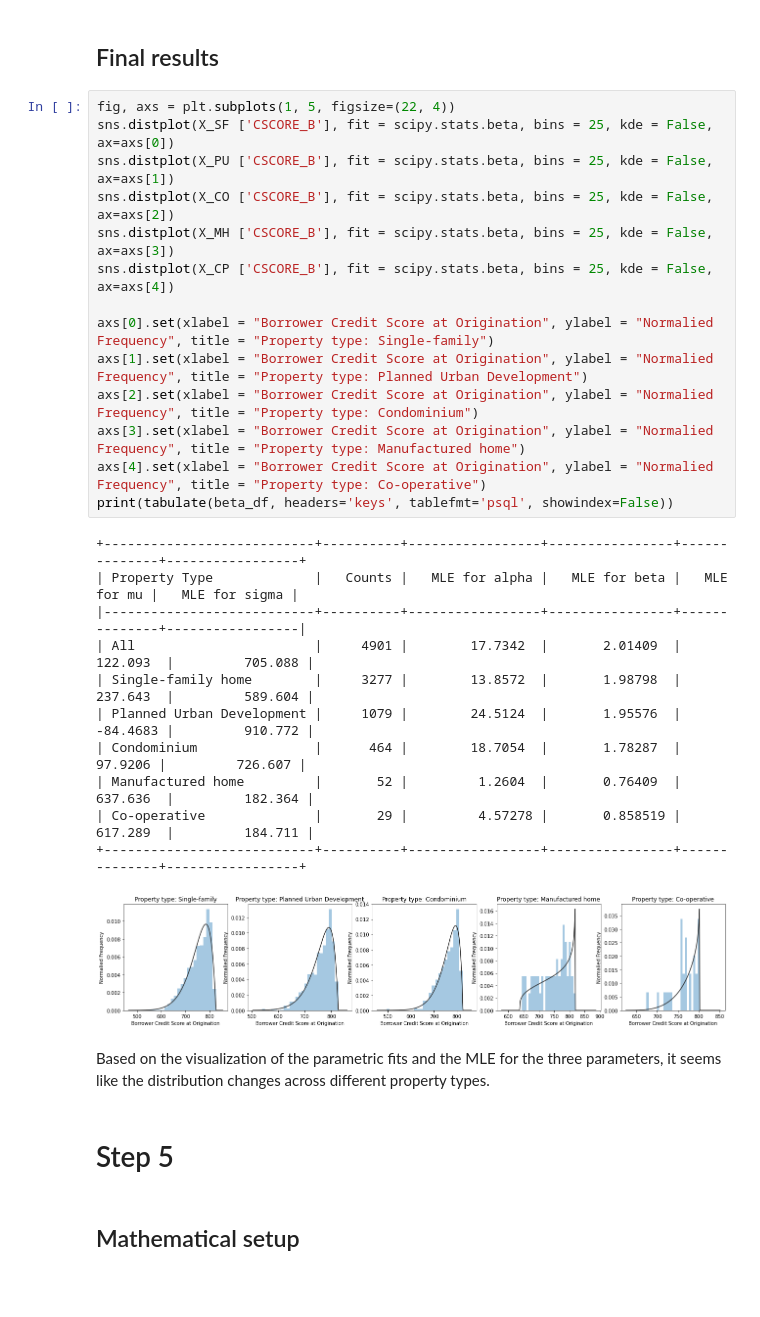
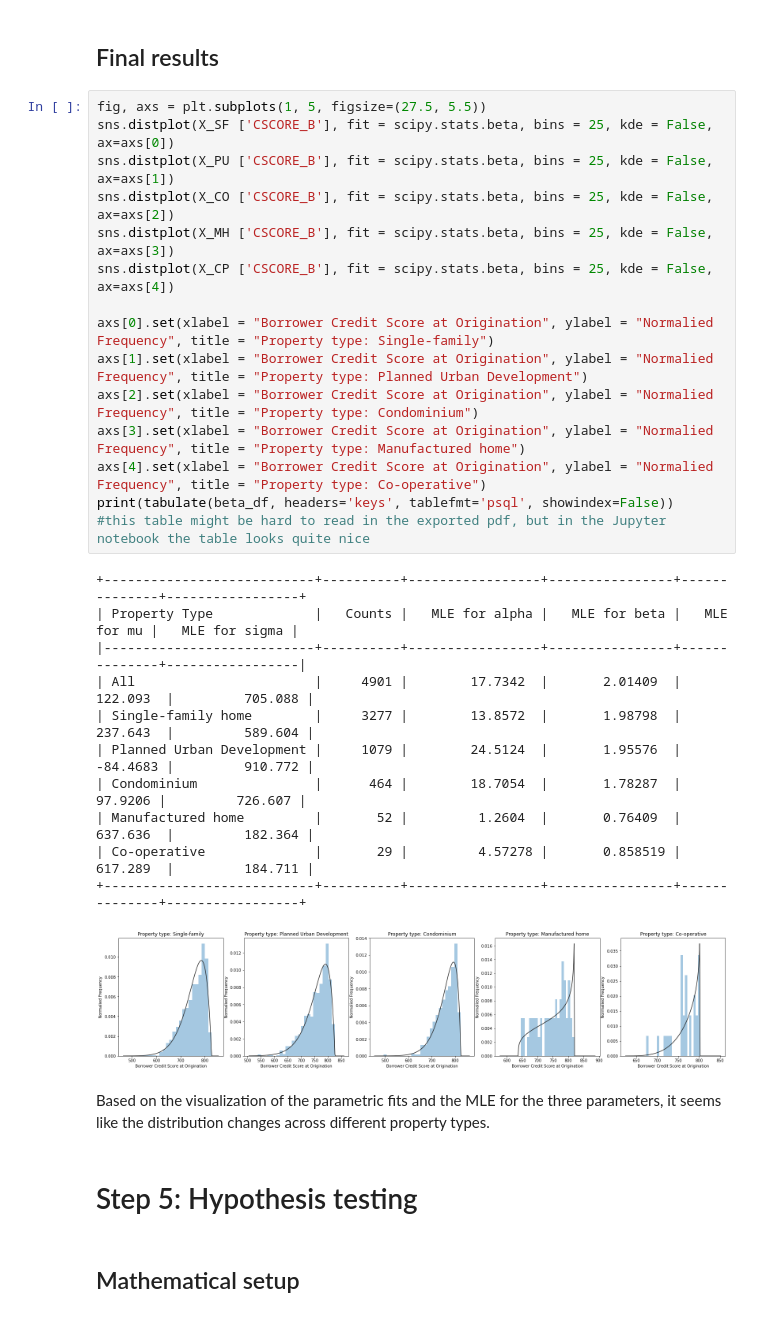
Before and after one commit to BohangWei/FDS-Final-Project, a Jupyter notebook: FinalProjectFall2021.ipynb, the cells around one changed output. Cells and saved outputs as stored; diff of their text form; blank space fills up the shorter version.

Commit message:
exported pdf and fixed some exporting issues

```diff
--- a/FinalProjectFall2021.ipynb
+++ b/FinalProjectFall2021.ipynb
@@ -791,35 +794,36 @@ beta_df = pd.DataFrame(beta_results)
 # %% [markdown]
 ## Final results
 # %%
-fig, axs = plt.subplots(1, 5, figsize=(22, 4))
+fig, axs = plt.subplots(1, 5, figsize=(27.5, 5.5))
 sns.distplot(X_SF ['CSCORE_B'], fit = scipy.stats.beta, bins = 25, kde = False, ax=axs[0])
 sns.distplot(X_PU ['CSCORE_B'], fit = scipy.stats.beta, bins = 25, kde = False, ax=axs[1])
 sns.distplot(X_CO ['CSCORE_B'], fit = scipy.stats.beta, bins = 25, kde = False, ax=axs[2])
 sns.distplot(X_MH ['CSCORE_B'], fit = scipy.stats.beta, bins = 25, kde = False, ax=axs[3])
 sns.distplot(X_CP ['CSCORE_B'], fit = scipy.stats.beta, bins = 25, kde = False, ax=axs[4])
 
 axs[0].set(xlabel = "Borrower Credit Score at Origination", ylabel = "Normalied Frequency", title = "Property type: Single-family")
 axs[1].set(xlabel = "Borrower Credit Score at Origination", ylabel = "Normalied Frequency", title = "Property type: Planned Urban Development")
 axs[2].set(xlabel = "Borrower Credit Score at Origination", ylabel = "Normalied Frequency", title = "Property type: Condominium")
 axs[3].set(xlabel = "Borrower Credit Score at Origination", ylabel = "Normalied Frequency", title = "Property type: Manufactured home")
 axs[4].set(xlabel = "Borrower Credit Score at Origination", ylabel = "Normalied Frequency", title = "Property type: Co-operative")
 print(tabulate(beta_df, headers='keys', tablefmt='psql', showindex=False))
+#this table might be hard to read in the exported pdf, but in the Jupyter notebook the table looks quite nice
 # %% [output]
 +---------------------------+----------+-----------------+----------------+--------------+-----------------+
 | Property Type             |   Counts |   MLE for alpha |   MLE for beta |   MLE for mu |   MLE for sigma |
 |---------------------------+----------+-----------------+----------------+--------------+-----------------|
 | All                       |     4901 |        17.7342  |       2.01409  |     122.093  |         705.088 |
 | Single-family home        |     3277 |        13.8572  |       1.98798  |     237.643  |         589.604 |
 | Planned Urban Development |     1079 |        24.5124  |       1.95576  |     -84.4683 |         910.772 |
 | Condominium               |      464 |        18.7054  |       1.78287  |      97.9206 |         726.607 |
 | Manufactured home         |       52 |         1.2604  |       0.76409  |     637.636  |         182.364 |
 | Co-operative              |       29 |         4.57278 |       0.858519 |     617.289  |         184.711 |
 +---------------------------+----------+-----------------+----------------+--------------+-----------------+
-[figure, old version]
+[figure, new version]
 # %% [markdown]
 Based on the visualization of the parametric fits and the MLE for the three parameters, it seems like the distribution changes across different property types.
 # %% [markdown]
-# Step 5
+# Step 5: Hypothesis testing
 # %% [markdown]
 ## Mathematical setup
 # %% [markdown]
```
Also changed, not shown: parts of 10 cells of this notebook, 2 other files.
